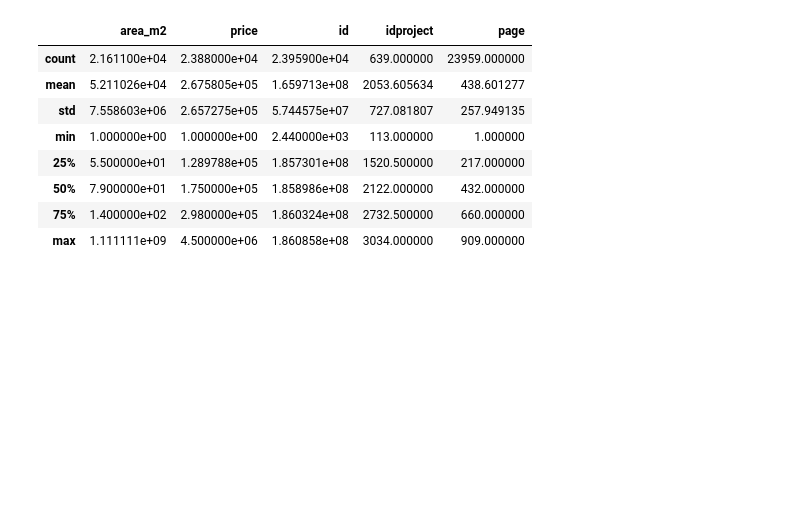
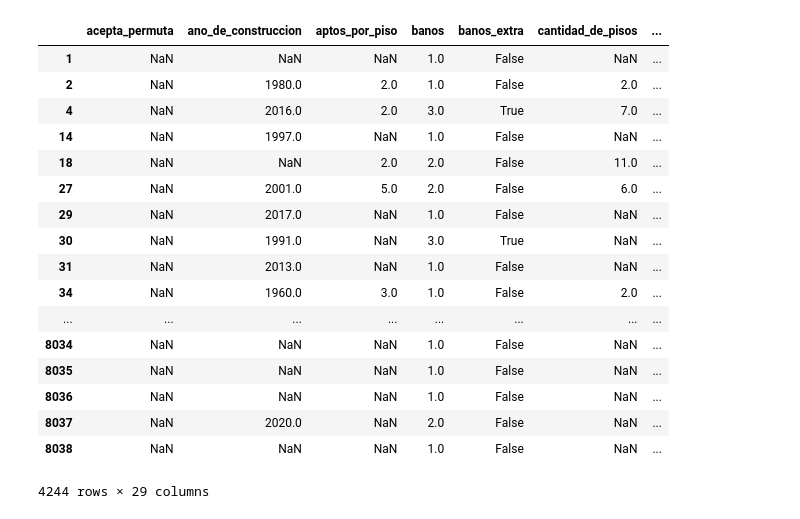
Before and after one commit to creyesp/houses-project, a Jupyter notebook: notebooks/EDA_houses.ipynb, the cells around one changed output. Saved outputs shown, nothing was run; the diff lists cells and outputs as text; code cells hidden in the pictures; blank space fills up the shorter version.

```diff
--- a/notebooks/EDA_houses.ipynb
+++ b/notebooks/EDA_houses.ipynb
@@ -52,3 +18,14 @@ dataset.loc[:, 'area_m2'] = area
-# %%
-dataset.drop_duplicates(inplace=True)
-dataset = dataset[dataset['type'].isin(['Casas', 'Apartamentos'])]
+# %%
+nunique = dataset.nunique()
+dataset = dataset[nunique[nunique != 0].index]
+# %%
+dataset.drop_duplicates(inplace=True)
+mask_type = dataset['tipo_propiedad'].isin(
+    [
+#         'Casas',
+        'Apartamentos',
+    ]
+)
+mask_office = ~dataset['oficina'].fillna(0).astype(bool)
+dataset = dataset[mask_type & mask_office]
+dataset = dataset.drop(columns=['tipo_propiedad', 'oficina'])
@@ -55,12 +65,29 @@ dataset = dataset[dataset['type'].isin(['Casas', 'Apartamentos'])]
+# %%
+columns_model = ['acepta_permuta', 'ano_de_construccion', 'aptos_por_piso', 'banos',
+ 'banos_extra', 'cantidad_de_pisos', 'disposicion', 'distancia_al_mar',
+ 'dormitorios', 'dormitorios_extra', 'estado', 'financia', 'garajes', 'garajes_extra',
+ 'gastos_comunes', 'longitud_frente', 'm2_de_la_terraza', 'm2_del_terreno',
+ 'm2_edificados', 'penthouse', 'piso', 'plantas', 'plantas_extra',
+ 'price', 'sobre', 'vista_al_mar', 'vivienda_social', 'zona', 'uri']
+columns_strs = ['description', 'direccion', 'extra', 'referencia', 'title']
 # %%
-dataset.describe()
+dataset[columns_model]
 # %% [output]
-|  | area_m2 | price | id | idproject | page |
-| count | 2.161100e+04 | 2.388000e+04 | 2.395900e+04 | 639.000000 | 23959.000000 |
-| mean | 5.211026e+04 | 2.675805e+05 | 1.659713e+08 | 2053.605634 | 438.601277 |
-| std | 7.558603e+06 | 2.657275e+05 | 5.744575e+07 | 727.081807 | 257.949135 |
-| min | 1.000000e+00 | 1.000000e+00 | 2.440000e+03 | 113.000000 | 1.000000 |
-| 25% | 5.500000e+01 | 1.289788e+05 | 1.857301e+08 | 1520.500000 | 217.000000 |
-| 50% | 7.900000e+01 | 1.750000e+05 | 1.858986e+08 | 2122.000000 | 432.000000 |
-| 75% | 1.400000e+02 | 2.980000e+05 | 1.860324e+08 | 2732.500000 | 660.000000 |
-| max | 1.111111e+09 | 4.500000e+06 | 1.860858e+08 | 3034.000000 | 909.000000 |
+|  | acepta_permuta | ano_de_construccion | aptos_por_piso | banos | banos_extra | cantidad_de_pisos | ... |
+| 1 | NaN | NaN | NaN | 1.0 | False | NaN | ... |
+| 2 | NaN | 1980.0 | 2.0 | 1.0 | False | 2.0 | ... |
+| 4 | NaN | 2016.0 | 2.0 | 3.0 | True | 7.0 | ... |
+| 14 | NaN | 1997.0 | NaN | 1.0 | False | NaN | ... |
+| 18 | NaN | NaN | 2.0 | 2.0 | False | 11.0 | ... |
+| 27 | NaN | 2001.0 | 5.0 | 2.0 | False | 6.0 | ... |
+| 29 | NaN | 2017.0 | NaN | 1.0 | False | NaN | ... |
+| 30 | NaN | 1991.0 | NaN | 3.0 | True | NaN | ... |
+| 31 | NaN | 2013.0 | NaN | 1.0 | False | NaN | ... |
+| 34 | NaN | 1960.0 | 3.0 | 1.0 | False | 2.0 | ... |
+| ... | ... | ... | ... | ... | ... | ... | ... |
+| 8034 | NaN | NaN | NaN | 1.0 | False | NaN | ... |
+| 8035 | NaN | NaN | NaN | 1.0 | False | NaN | ... |
+| 8036 | NaN | NaN | NaN | 1.0 | False | NaN | ... |
+| 8037 | NaN | 2020.0 | NaN | 2.0 | False | NaN | ... |
+| 8038 | NaN | NaN | NaN | 1.0 | False | NaN | ... |
+4244 rows × 29 columns
```
Also changed, not shown: parts of 13 cells of this notebook, 4 other files.
